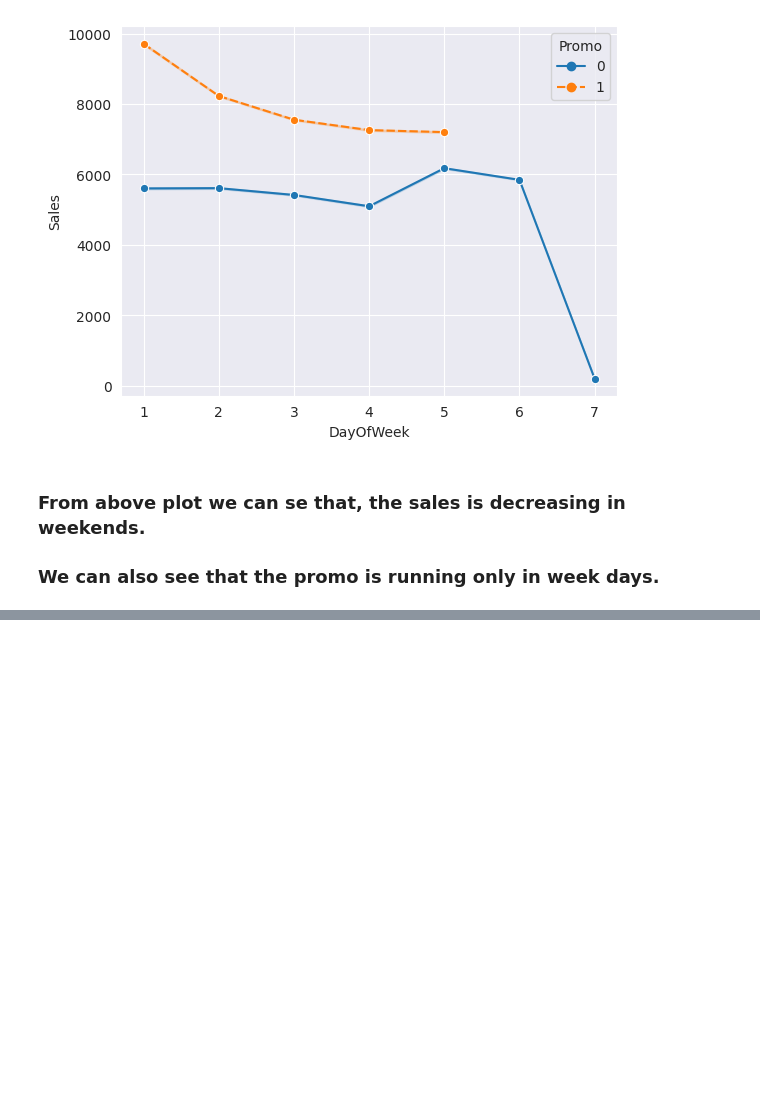
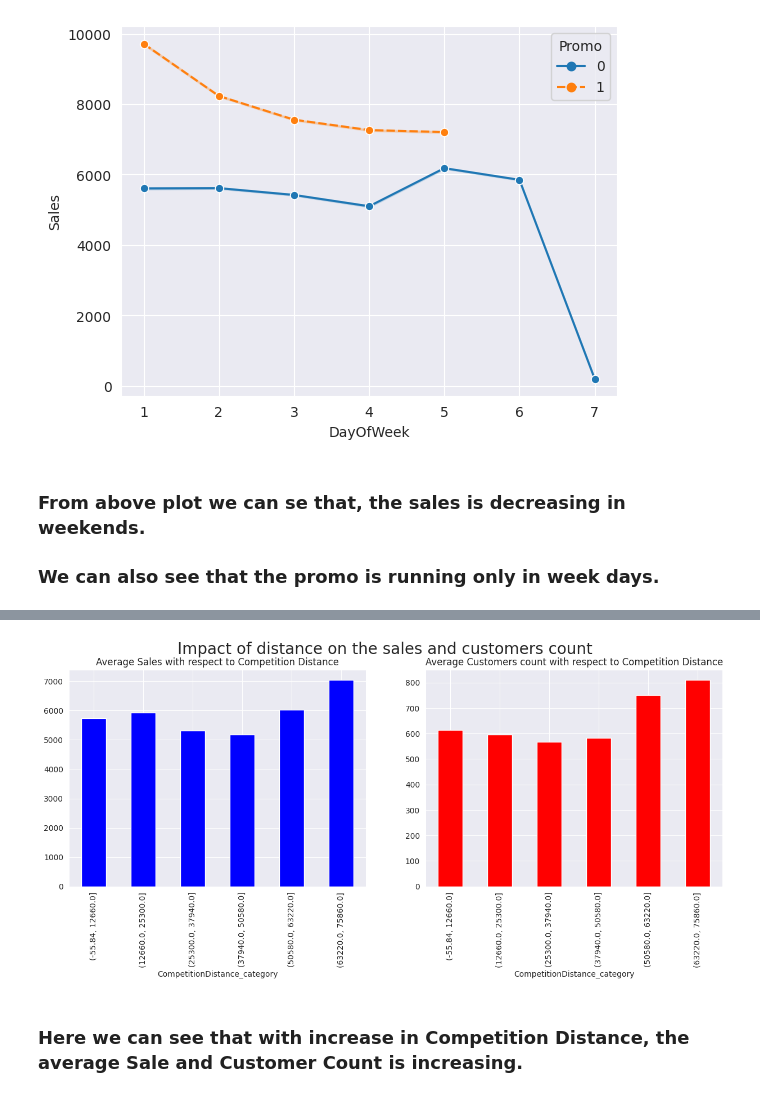
Before and after one commit to diptiranjan1998/Regression-Analysis-on-Retail-Sales-Prediction, a Jupyter notebook: Retail_sales_prediction.ipynb, the cells around one changed output, grey strips where cells are left out. Drawn from its saved outputs; the diff is of its cells as text; code cells hidden in the pictures; blank space fills up the shorter version.

```diff
--- a/Retail_sales_prediction.ipynb
+++ b/Retail_sales_prediction.ipynb
@@ -573,0 +591,5 @@ sns.lineplot(x= 'DayOfWeek', y= 'Sales', data= df, hue= 'Promo', markers= 'o', s
+# %%
+# Let's see the impact of distance on the sales and customers count.
+# Categorizing the distances into 6 types.
+df["CompetitionDistance_category"] = pd.cut(df["CompetitionDistance"], 6)
+df.sample(5, random_state= 1)
@@ -573,0 +603,13 @@ sns.lineplot(x= 'DayOfWeek', y= 'Sales', data= df, hue= 'Promo', markers= 'o', s
+# %%
+fig, ax = plt.subplots(1,2, figsize = (15,5))
+
+df.groupby(by = "CompetitionDistance_category").Sales.median().plot(kind = "bar", color= 'b',
+                                                                  title = "Average Sales with respect to Competition Distance", ax = ax[0])
+df.groupby(by = "CompetitionDistance_category").Customers.median().plot(kind = "bar", color= 'r',
+                                                                      title = "Average Customers count with respect to Competition Distance", ax = ax[1])
+fig. suptitle("Impact of distance on the sales and customers count", fontsize=20)
+plt.show()
+# %% [output]
+[figure, added]
+# %% [markdown]
+### Here we can see that with increase in Competition Distance, the average Sale and Customer Count is increasing.
```
Also changed, not shown: parts of 17 cells of this notebook.
